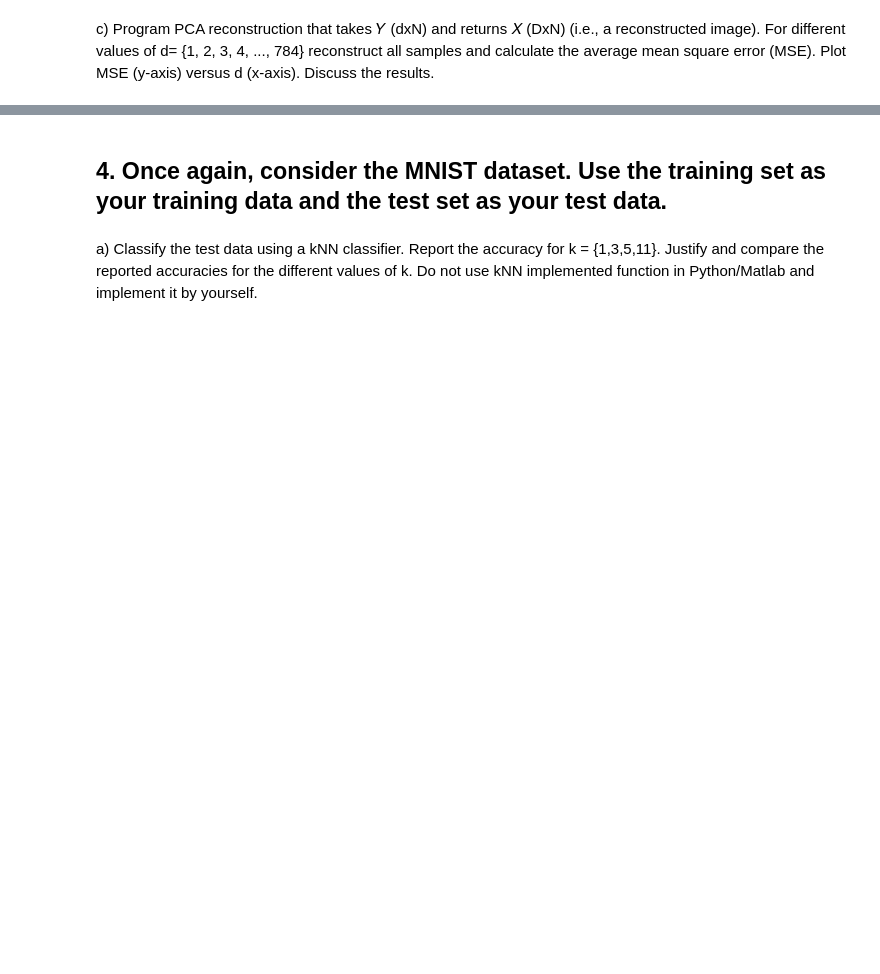
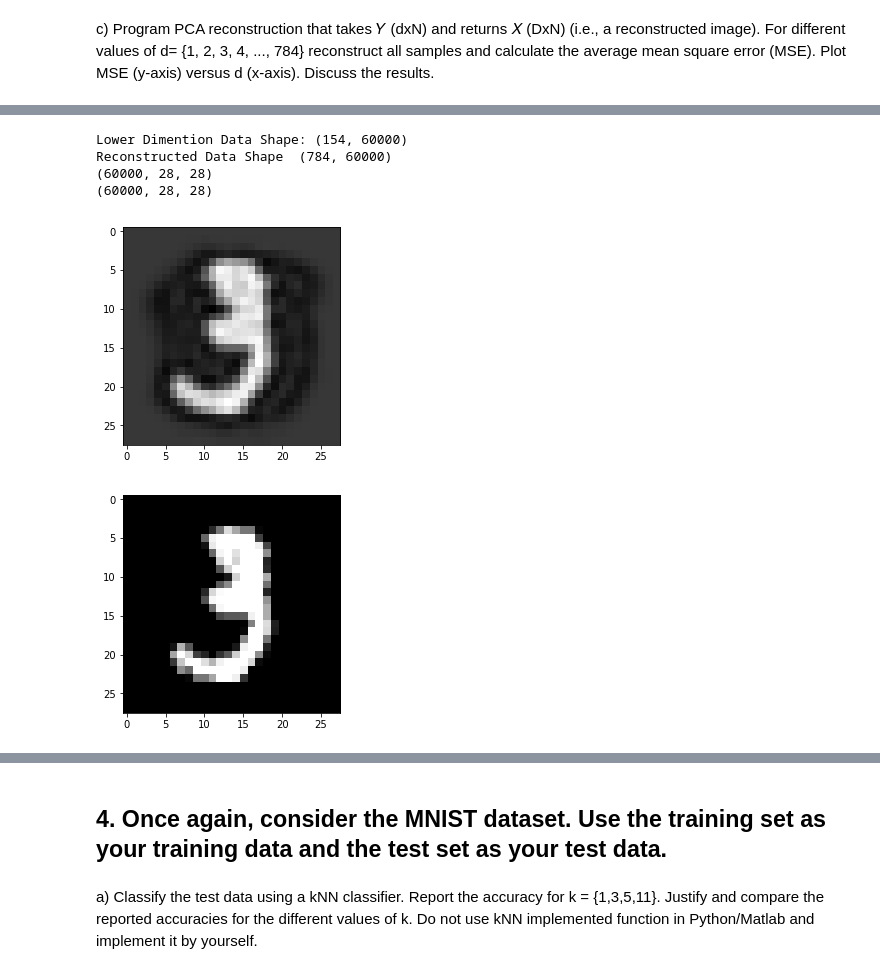
Before and after one commit to tusharchopratech/pattern_recognition_from_scratch, a Jupyter notebook: assignment1.ipynb, the cells around one changed output, grey strips where cells are left out. Saved outputs shown, nothing was run; the diff lists cells and outputs as text; code cells hidden in the pictures; blank space fills up the shorter version.

```diff
--- a/assignment1.ipynb
+++ b/assignment1.ipynb
@@ -229,29 +237,27 @@ test_labels = np.frombuffer(buf, dtype=np.uint8).astype(np.float32)
 a). Program PCA that takes X(DxN) and returns Y(dxN) where N is the number of samples, D is the number of input features, and d is the number of features selected by the PCA algorithm. Note that you must compute the PCA computation method by yourself. You may use preexisting functions for Eigen computation.
 # %%
 def pca_from_no_dimentions(data, dimentions):
-    cov = np.cov(data, rowvar = 0)
+    mean = np.mean(data)
+    X = data - mean
+    cov = np.cov(X)
+
     eigen_values, eigen_vectors = np.linalg.eig(np.mat(cov))
     eigen_vectors=eigen_vectors.real
     eigen_values=eigen_values.real
-
-    mean = np.mean(data, axis = 0)
-    X = data - mean
 
     i = np.argsort(eigen_values)
     i=i[::-1]
 
     largest_eigen_values_index = i[:dimentions]
-#     print(largest_eigen_values_index)
+
+    eigen_vectors_with_largest_eigen_values = eigen_vectors[:,largest_eigen_values_index]
+    P = np.dot(eigen_vectors_with_largest_eigen_values.T,X)
+    return np.array(P), eigen_vectors_with_largest_eigen_values, eigen_values
 
 
-    eigen_vectors_with_largest_eigen_values = eigen_vectors[:,largest_eigen_values_index]
+data = train_data.reshape(training_samples, image_size * image_size)
+lower_dimentions_data, EV, eigen_values =pca_from_no_dimentions(np.array(data.T), 154,)
 
-    P = np.dot(X, eigen_vectors_with_largest_eigen_values)
-    return np.array(P), eigen_vectors_with_largest_eigen_values, largest_eigen_values_index
-
-
-
-lower_dimentions_data, EV, indexes =pca_from_no_dimentions(np.array(data), 154)
 print("Original Data Shape:",np.array(data.T).shape)
 print("Lower Dimention Data Shape:",lower_dimentions_data.T.shape)
 # %% [output]
@@ -334,0 +302,26 @@ Lower Dimention Data Shape: (60000, 154)
+# %%
+data = train_data.reshape(training_samples, image_size * image_size)
+lower_dimentions_data, eigen_vector, eigen_values=pca_from_no_dimentions(np.array(data.T), 154)
+print("Lower Dimention Data Shape:",lower_dimentions_data.shape)
+
+reconstructed_data = np.array(np.dot(eigen_vector,lower_dimentions_data))
+print("Reconstructed Data Shape ",reconstructed_data.shape)
+
+
+tt = reconstructed_data.T.reshape(training_samples, image_size, image_size)
+
+print(tt.shape)
+print(train_data.shape)
+
+plt.imshow(tt[10], cmap='gray')
+plt.show()
+
+plt.imshow(train_data[10], cmap='gray')
+plt.show()
+# %% [output]
+Lower Dimention Data Shape: (154, 60000)
+Reconstructed Data Shape  (784, 60000)
+(60000, 28, 28)
+(60000, 28, 28)
+[figure, added]
+[figure, added]
```
Also changed, not shown: parts of 13 cells of this notebook.
